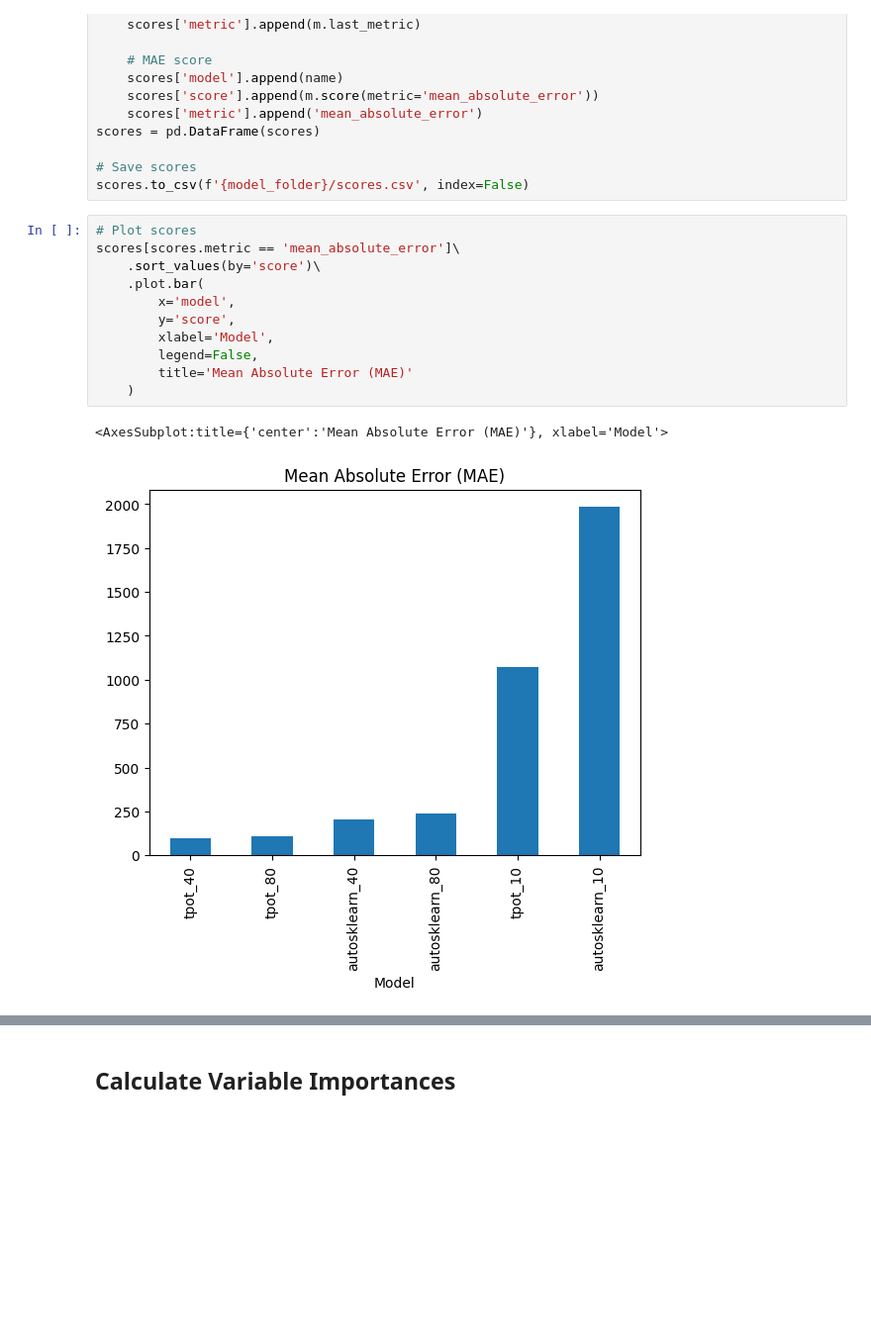
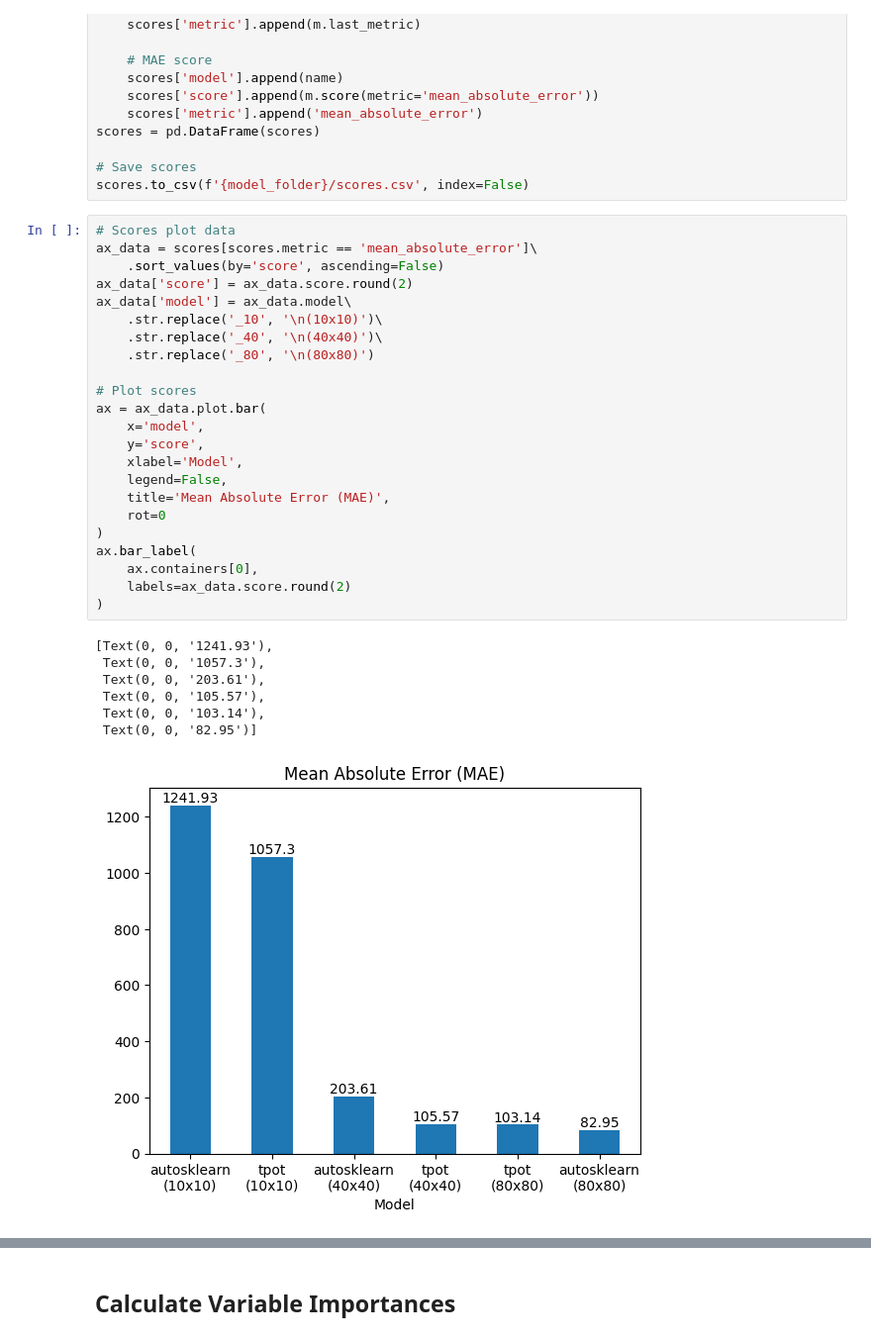
Before and after one commit to rrwen/wen-li-2026-geointerv, a Jupyter notebook: src/case-study/step2-outcome-modelling.ipynb, the cells around one changed output, grey strips where cells are left out. Shown at 99% size. Cells and saved outputs as stored; diff of their text form; blank space fills up the shorter version.

```diff
--- a/src/case-study/step2-outcome-modelling.ipynb
+++ b/src/case-study/step2-outcome-modelling.ipynb
@@ -199,16 +182,33 @@ scores = pd.DataFrame(scores)
 # Save scores
 scores.to_csv(f'{model_folder}/scores.csv', index=False)
 # %%
+# Scores plot data
+ax_data = scores[scores.metric == 'mean_absolute_error']\
+    .sort_values(by='score', ascending=False)
+ax_data['score'] = ax_data.score.round(2)
+ax_data['model'] = ax_data.model\
+    .str.replace('_10', '\n(10x10)')\
+    .str.replace('_40', '\n(40x40)')\
+    .str.replace('_80', '\n(80x80)')
+
 # Plot scores
-scores[scores.metric == 'mean_absolute_error']\
-    .sort_values(by='score')\
-    .plot.bar(
-        x='model',
-        y='score',
-        xlabel='Model',
-        legend=False,
-        title='Mean Absolute Error (MAE)'
-    )
+ax = ax_data.plot.bar(
+    x='model',
+    y='score',
+    xlabel='Model',
+    legend=False,
+    title='Mean Absolute Error (MAE)',
+    rot=0
+)
+ax.bar_label(
+    ax.containers[0],
+    labels=ax_data.score.round(2)
+)
 # %% [output]
-<AxesSubplot:title={'center':'Mean Absolute Error (MAE)'}, xlabel='Model'>
+[Text(0, 0, '1241.93'),
+ Text(0, 0, '1057.3'),
+ Text(0, 0, '203.61'),
+ Text(0, 0, '105.57'),
+ Text(0, 0, '103.14'),
+ Text(0, 0, '82.95')]
-[figure, old version]
+[figure, new version]
```
Also changed, not shown: parts of 7 cells of this notebook, 8 other files.
